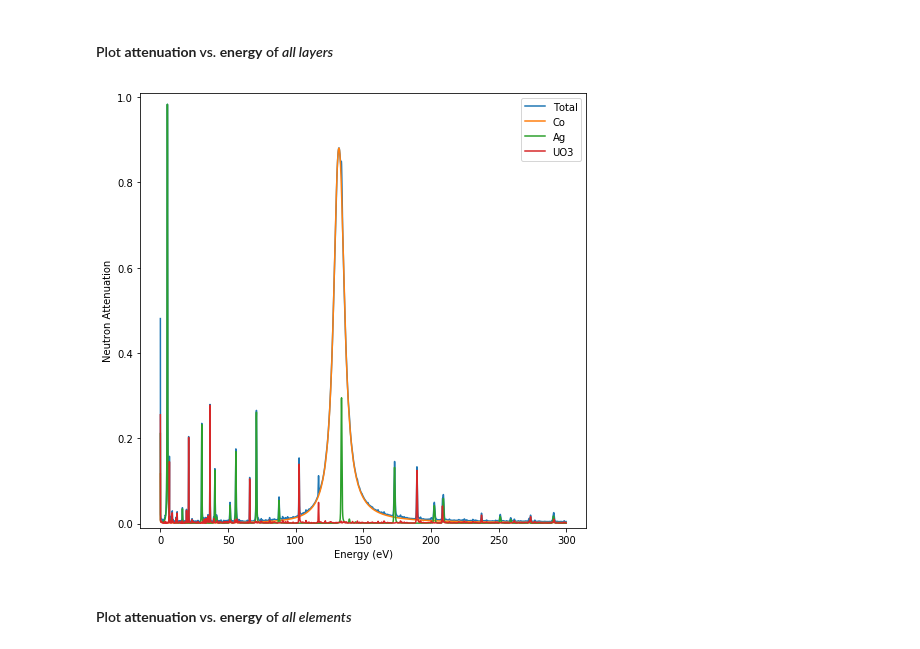
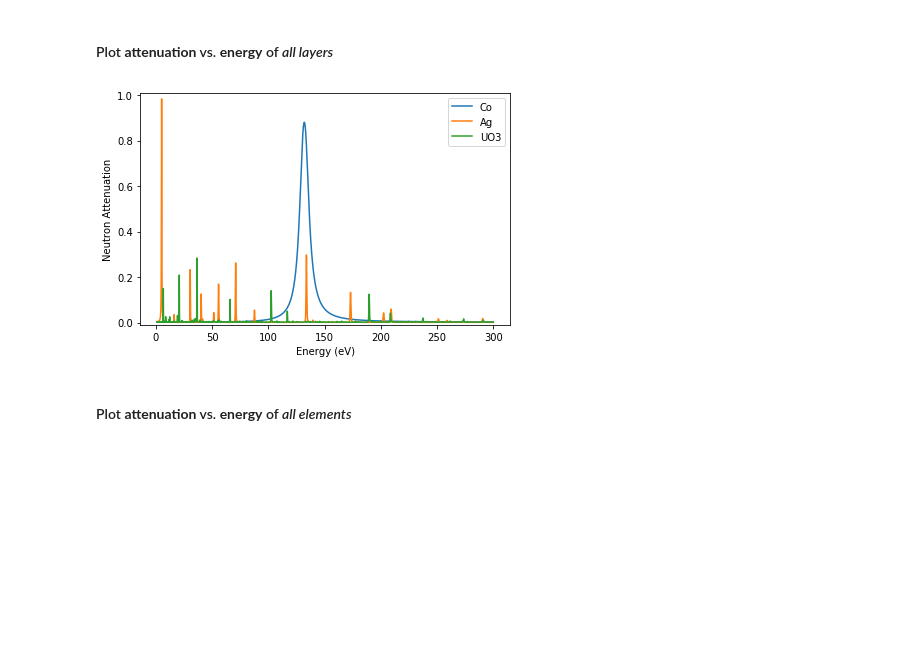
Before and after one commit to ornlneutronimaging/ImagingReso, a Jupyter notebook: documentation/source/tutorial.ipynb, the cells around one changed output. Saved outputs shown, nothing was run; the diff lists cells and outputs as text; code cells hidden in the pictures; blank space fills up the shorter version.

```diff
--- a/documentation/source/tutorial.ipynb
+++ b/documentation/source/tutorial.ipynb
@@ -33,7 +33,7 @@ Let's define our input
   - max energy of **300 eV** (has to be less than **3000 eV**)
   - energy steps to interpolate database: **0.1 eV**
 # %%
-_energy_min = 0.0001
+_energy_min = 1
 _energy_max = 300
 _energy_step = 0.1
 # %% [markdown]
@@ -349,9 +356,9 @@ o_reso.plot(x_axis='lambda', mixed=True, y_axis='transmission', lambda_max_angst
 # %% [markdown]
 #### Plot **attenuation** vs. **energy** of *all layers*
 # %%
-o_reso.plot(mixed=True, all_layers=True, y_axis='attenuation')
+o_reso.plot(mixed=False, all_layers=True)
 # %% [output]
-[figure, old version]
+[figure, new version]
 # %% [markdown]
 #### Plot **attenuation** vs. **energy** of *all elements*
 # %%
```
Also changed, not shown: parts of 18 cells of this notebook, 2 other files.
